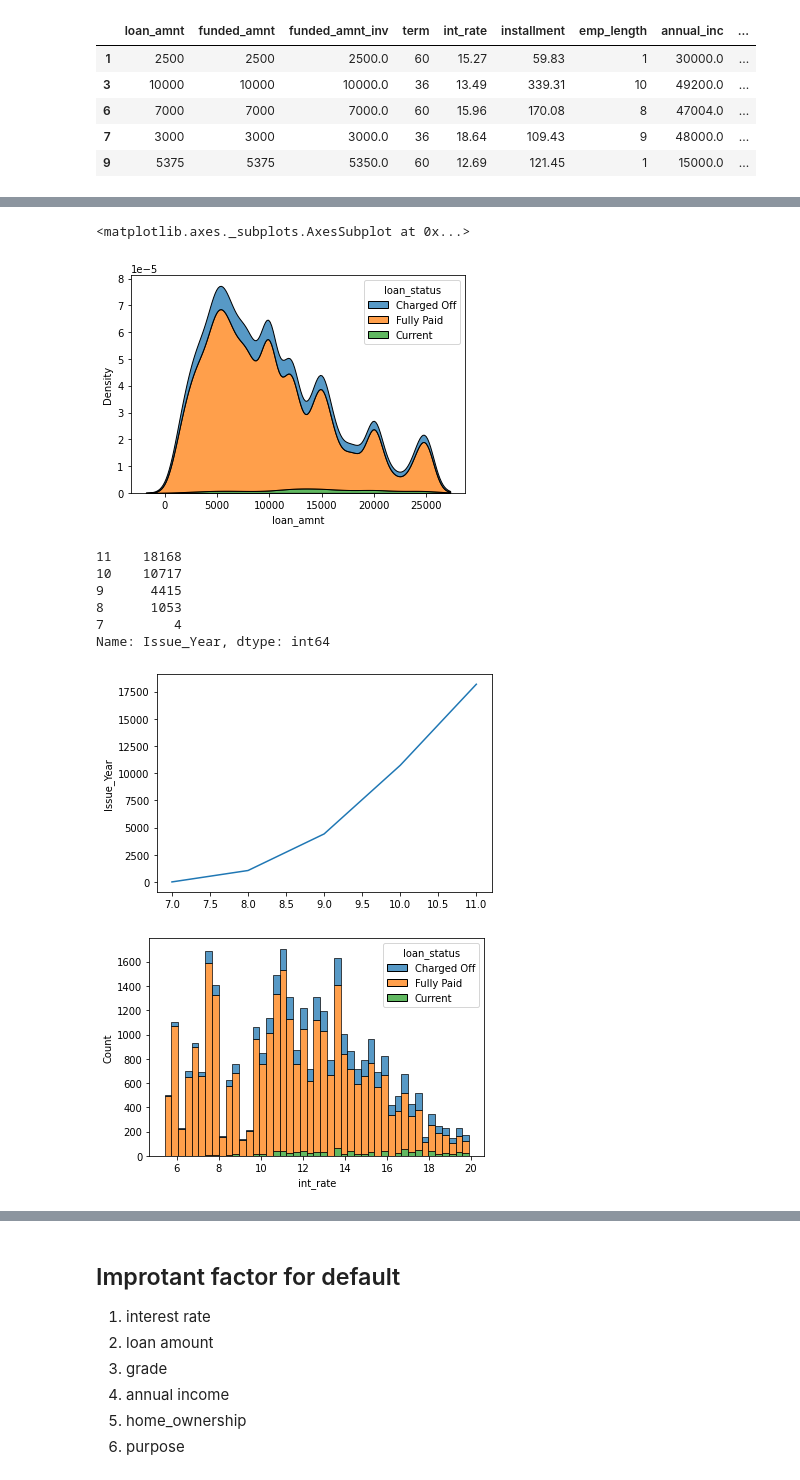
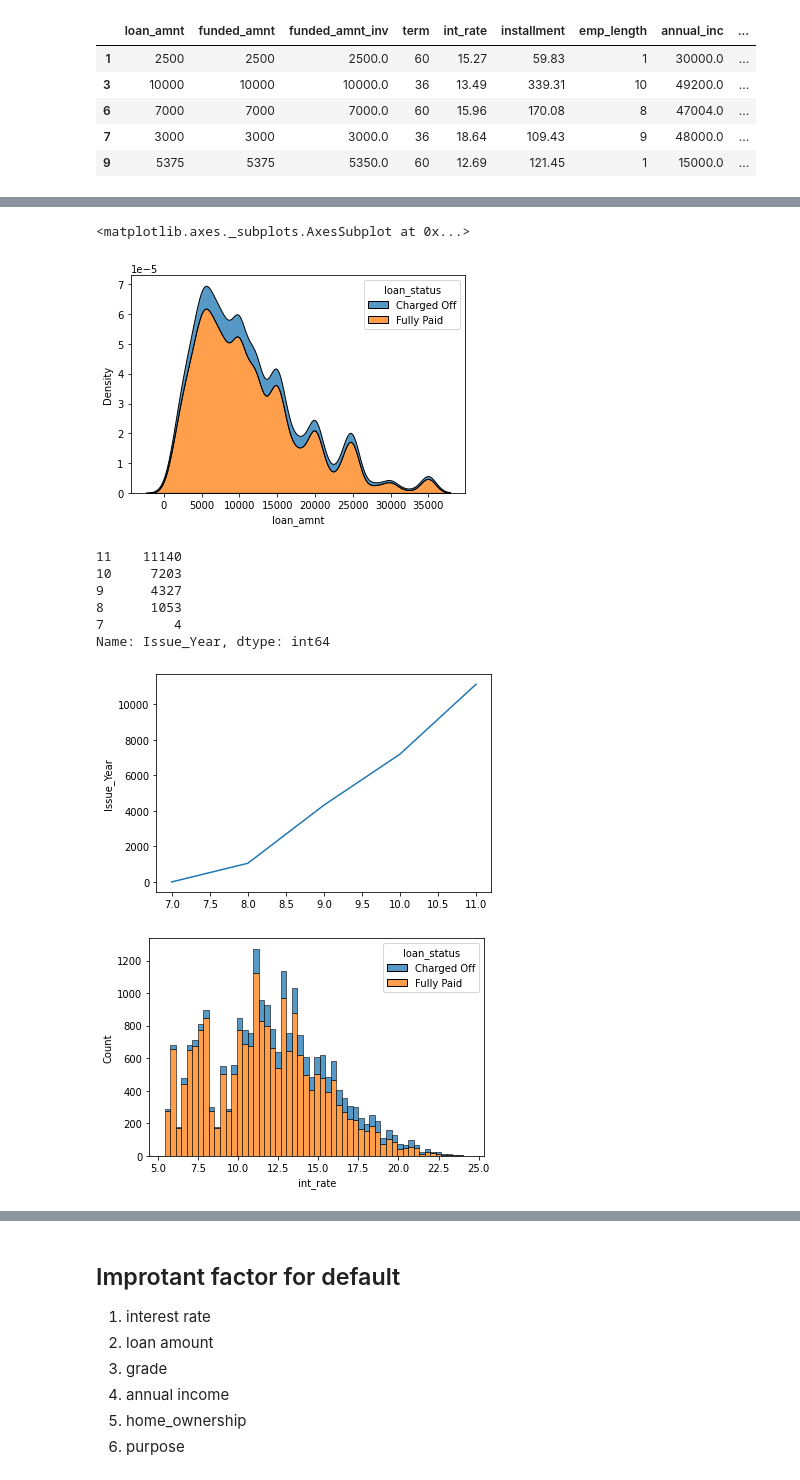
Before and after one commit to hargurjeet/Lending-Club-CaseStudy, a Jupyter notebook: Lending_Club_Case_Study.ipynb, the cells around one changed output, grey strips where cells are left out. Cells and saved outputs as stored; diff of their text form; code cells hidden in the pictures.

```diff
--- a/Lending_Club_Case_Study.ipynb
+++ b/Lending_Club_Case_Study.ipynb
@@ -582,24 +592,24 @@ sns.kdeplot(data=df6, x="loan_amnt")
 # %%
-sns.kdeplot(data=df6, x="loan_amnt", hue='loan_status', multiple="stack")
+sns.kdeplot(data=df4, x="loan_amnt", hue='loan_status', multiple="stack")
 # %% [output]
 <matplotlib.axes._subplots.AxesSubplot at 0x...>
-[figure, old version]
+[figure, new version]
 # %%
-df6.Issue_Year.value_counts()
+df4.Issue_Year.value_counts()
 # %% [output]
-11    18168
-10    10717
-9      4415
+11    11140
+10     7203
+9      4327
 8      1053
 7         4
 Name: Issue_Year, dtype: int64
 # %%
-sns.lineplot(x=df6.Issue_Year.value_counts().index , y=df6.Issue_Year.value_counts())
+sns.lineplot(x=df4.Issue_Year.value_counts().index , y=df4.Issue_Year.value_counts())
 plt.show()
 # %% [output]
-[figure, old version]
+[figure, new version]
 # %%
-sns.histplot(x=df6.int_rate, hue=df6.loan_status, multiple="stack")
+sns.histplot(x=df4.int_rate, hue=df4.loan_status, multiple="stack")
 plt.show()
 # %% [output]
-[figure, old version]
+[figure, new version]
```
Also changed, not shown: parts of 22 cells of this notebook.
